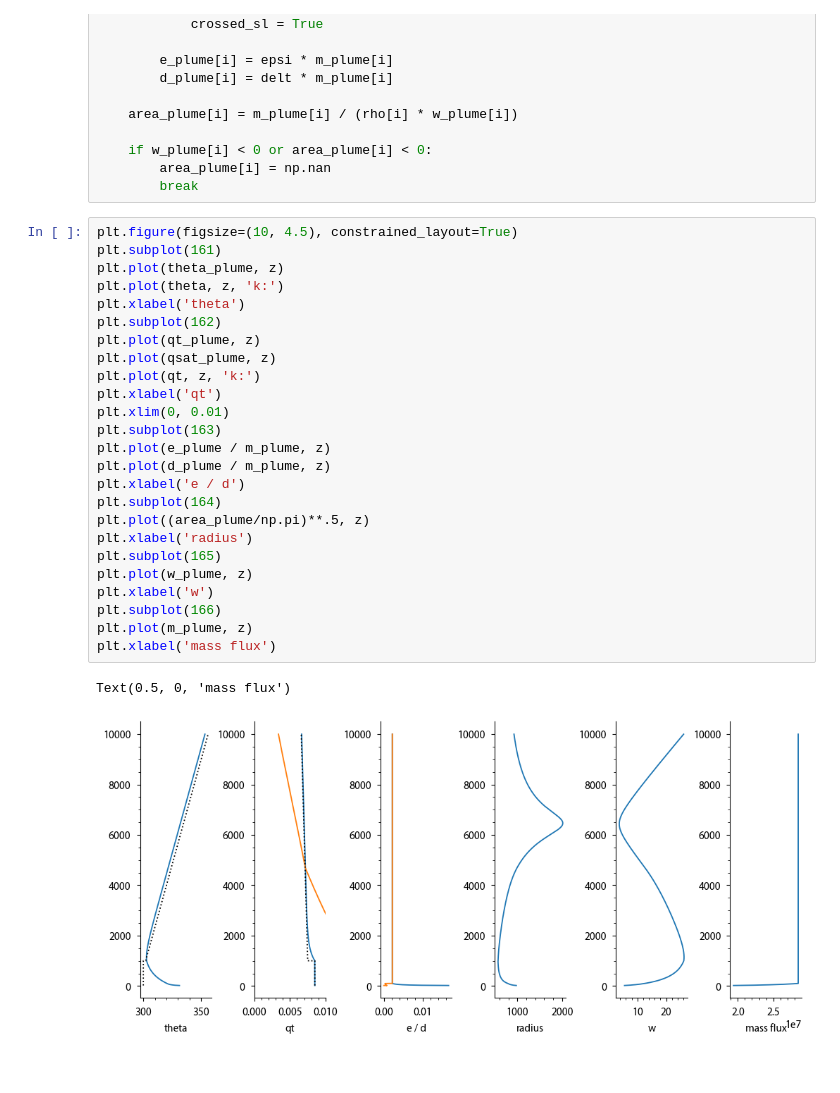
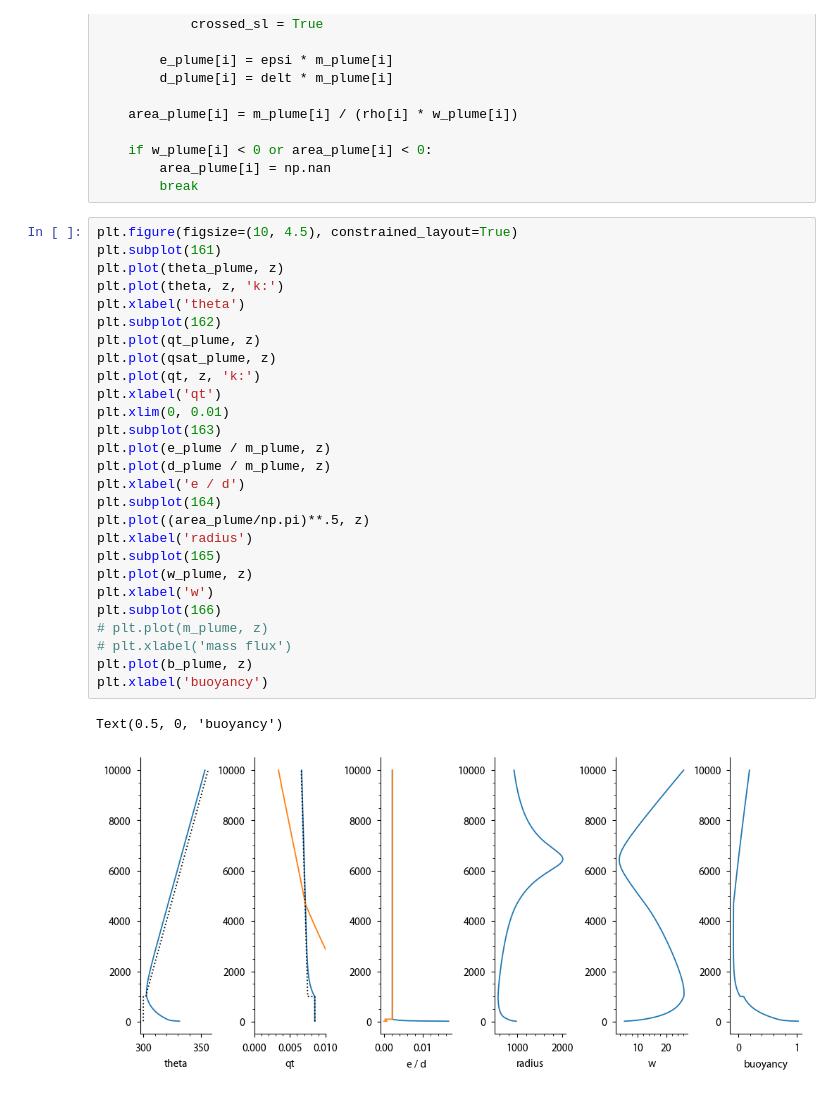
Before and after one commit to Chiil/smallprograms, a Jupyter notebook: fire_plume/Plume_model_step_by_step.ipynb, the cells around one changed output. Cells and saved outputs as stored; diff of their text form.

Commit message:
Plot buoyancy.

```diff
--- a/fire_plume/Plume_model_step_by_step.ipynb
+++ b/fire_plume/Plume_model_step_by_step.ipynb
@@ -271,28 +271,30 @@ for i in range(1, len(z)):
 # %%
 plt.figure(figsize=(10, 4.5), constrained_layout=True)
 plt.subplot(161)
 plt.plot(theta_plume, z)
 plt.plot(theta, z, 'k:')
 plt.xlabel('theta')
 plt.subplot(162)
 plt.plot(qt_plume, z)
 plt.plot(qsat_plume, z)
 plt.plot(qt, z, 'k:')
 plt.xlabel('qt')
 plt.xlim(0, 0.01)
 plt.subplot(163)
 plt.plot(e_plume / m_plume, z)
 plt.plot(d_plume / m_plume, z)
 plt.xlabel('e / d')
 plt.subplot(164)
 plt.plot((area_plume/np.pi)**.5, z)
 plt.xlabel('radius')
 plt.subplot(165)
 plt.plot(w_plume, z)
 plt.xlabel('w')
 plt.subplot(166)
-plt.plot(m_plume, z)
-plt.xlabel('mass flux')
+# plt.plot(m_plume, z)
+# plt.xlabel('mass flux')
+plt.plot(b_plume, z)
+plt.xlabel('buoyancy')
 # %% [output]
-Text(0.5, 0, 'mass flux')
+Text(0.5, 0, 'buoyancy')
-[figure, old version]
+[figure, new version]
```
